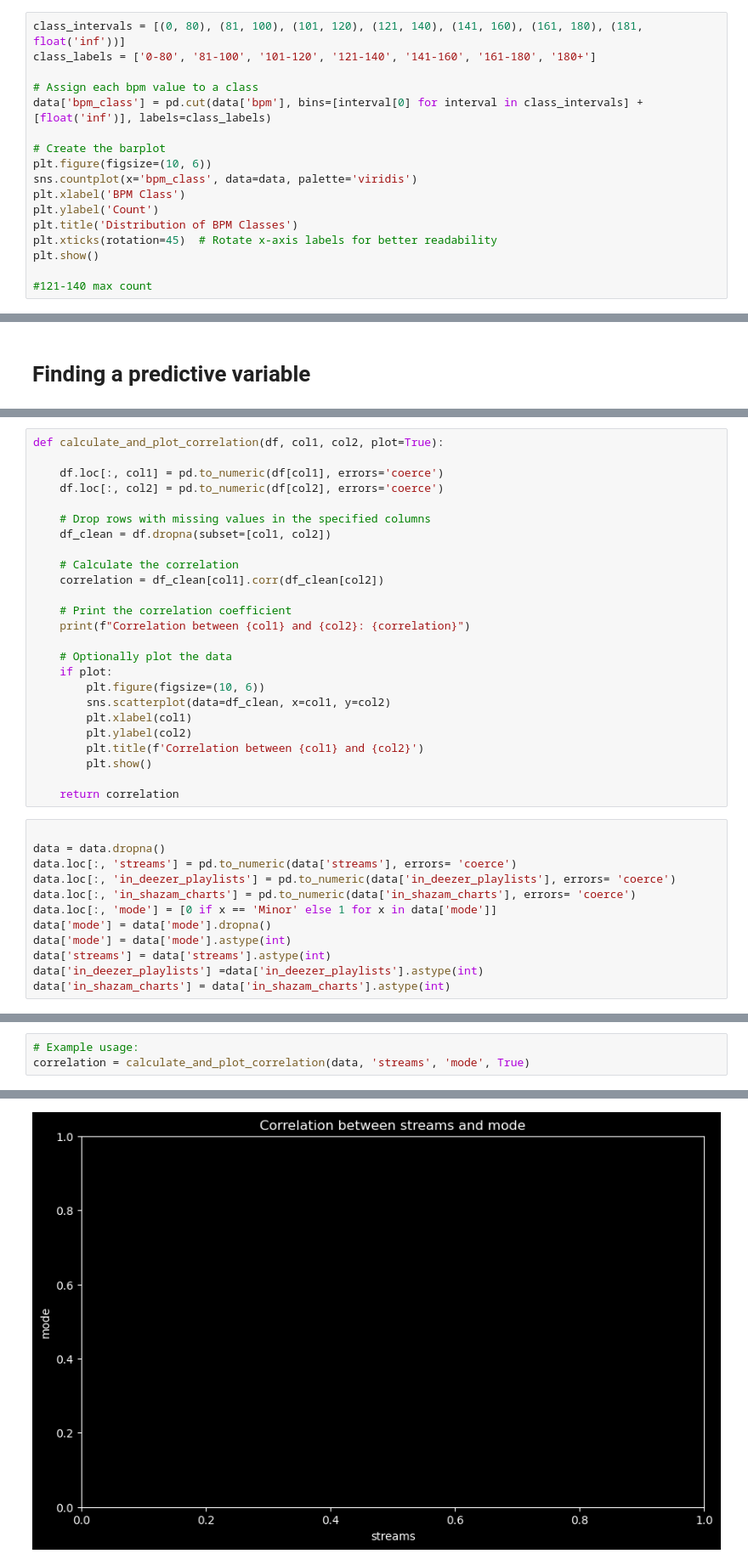
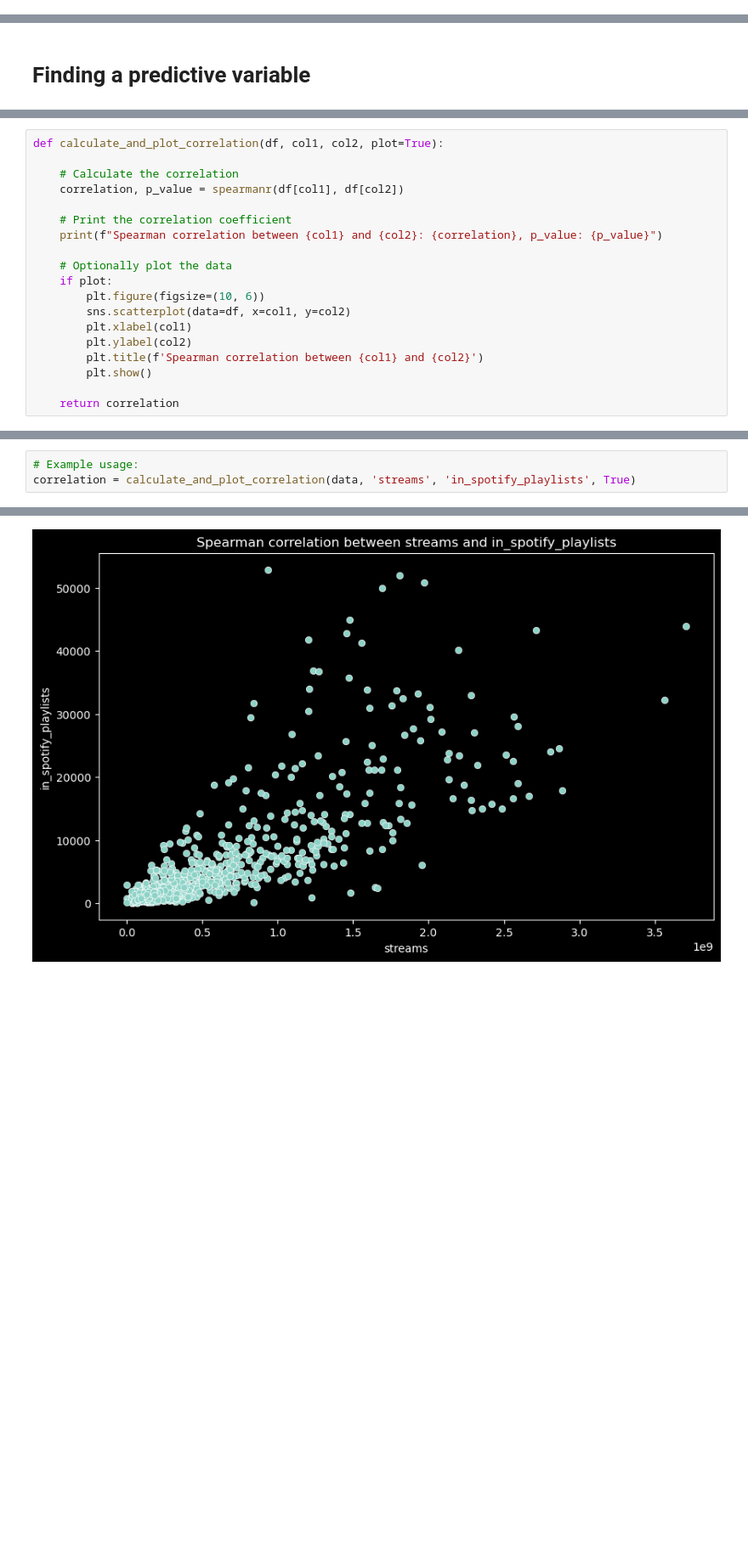
Before and after one commit to ZakITx/SY09_projet, a Jupyter notebook: exploratoire.ipynb, the cells around one changed output, grey strips where cells are left out. Shown at 85% size. Cells and saved outputs as stored; diff of their text form; blank space fills up the shorter version.

```diff
--- a/exploratoire.ipynb
+++ b/exploratoire.ipynb
@@ -103,17 +156,0 @@ plt.show()
-# %%
-class_intervals = [(0, 80), (81, 100), (101, 120), (121, 140), (141, 160), (161, 180), (181, float('inf'))]
-class_labels = ['0-80', '81-100', '101-120', '121-140', '141-160', '161-180', '180+']
-
-# Assign each bpm value to a class
-data['bpm_class'] = pd.cut(data['bpm'], bins=[interval[0] for interval in class_intervals] + [float('inf')], labels=class_labels)
-
-# Create the barplot
-plt.figure(figsize=(10, 6))
-sns.countplot(x='bpm_class', data=data, palette='viridis')
-plt.xlabel('BPM Class')
-plt.ylabel('Count')
-plt.title('Distribution of BPM Classes')
-plt.xticks(rotation=45)  # Rotate x-axis labels for better readability
-plt.show()
-
-#121-140 max count
@@ -446,37 +495,19 @@ strong multicollinearity or other numerical problems.
 # %%
 def calculate_and_plot_correlation(df, col1, col2, plot=True):
 
-    df.loc[:, col1] = pd.to_numeric(df[col1], errors='coerce')
-    df.loc[:, col2] = pd.to_numeric(df[col2], errors='coerce')
-
-    # Drop rows with missing values in the specified columns
-    df_clean = df.dropna(subset=[col1, col2])
-
     # Calculate the correlation
-    correlation = df_clean[col1].corr(df_clean[col2])
+    correlation, p_value = spearmanr(df[col1], df[col2])
 
     # Print the correlation coefficient
-    print(f"Correlation between {col1} and {col2}: {correlation}")
+    print(f"Spearman correlation between {col1} and {col2}: {correlation}, p_value: {p_value}")
 
     # Optionally plot the data
     if plot:
         plt.figure(figsize=(10, 6))
-        sns.scatterplot(data=df_clean, x=col1, y=col2)
+        sns.scatterplot(data=df, x=col1, y=col2)
         plt.xlabel(col1)
         plt.ylabel(col2)
-        plt.title(f'Correlation between {col1} and {col2}')
+        plt.title(f'Spearman correlation between {col1} and {col2}')
         plt.show()
 
     return correlation
-# %%
-
-data = data.dropna()
-data.loc[:, 'streams'] = pd.to_numeric(data['streams'], errors= 'coerce')
-data.loc[:, 'in_deezer_playlists'] = pd.to_numeric(data['in_deezer_playlists'], errors= 'coerce')
-data.loc[:, 'in_shazam_charts'] = pd.to_numeric(data['in_shazam_charts'], errors= 'coerce')
-data.loc[:, 'mode'] = [0 if x == 'Minor' else 1 for x in data['mode']]
-data['mode'] = data['mode'].dropna()
-data['mode'] = data['mode'].astype(int)
-data['streams'] = data['streams'].astype(int)
-data['in_deezer_playlists'] =data['in_deezer_playlists'].astype(int)
-data['in_shazam_charts'] = data['in_shazam_charts'].astype(int)
@@ -505,4 +514,4 @@ dtype: object
 # %%
 # Example usage:
-correlation = calculate_and_plot_correlation(data, 'streams', 'mode', True)
+correlation = calculate_and_plot_correlation(data, 'streams', 'in_spotify_playlists', True)
 # %% [output]
@@ -510 +519 @@ Correlation between streams and mode: nan
-[figure, old version]
+[figure, new version]
```
Also changed, not shown: parts of 37 cells of this notebook, 1 other file.
